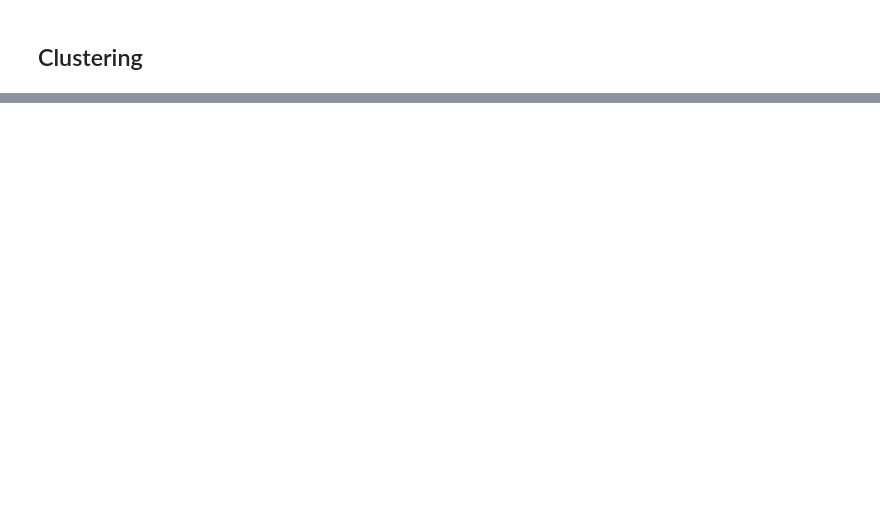
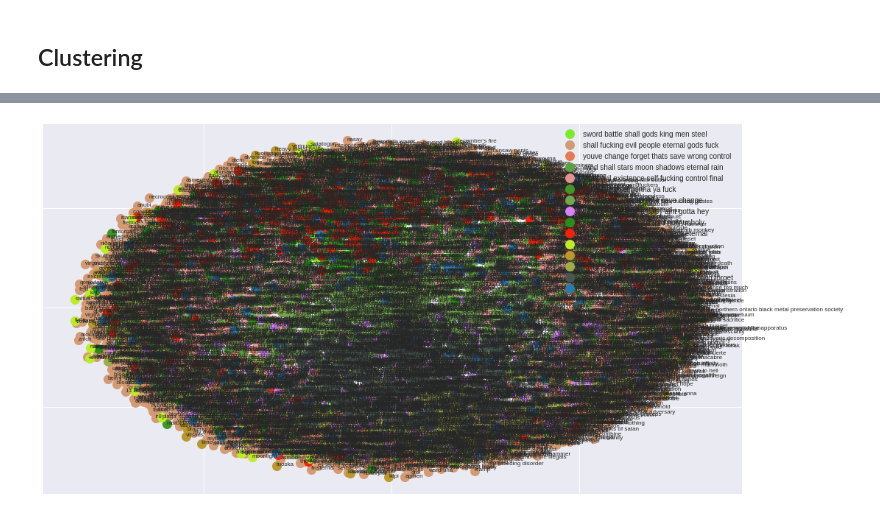
Before and after one commit to nloyolag/metal-nlp, a Jupyter notebook: clustering.ipynb, the cells around one changed output, grey strips where cells are left out. Drawn from its saved outputs; the diff is of its cells as text; code cells hidden in the pictures; blank space fills up the shorter version.

Commit message:
add: Exploration of clusters

```diff
--- a/clustering.ipynb
+++ b/clustering.ipynb
@@ -68,0 +110,3 @@ Name: cluster, dtype: int64
+# %%
+data['cluster'] = clusters
+data['cluster'].value_counts()
@@ -131,0 +177,15 @@ top_bands = [
+# %%
+cluster_tags = {}
+cluster_colors = {}
+r_color = lambda: random.randint(0,255)
+
+order_centroids = km.cluster_centers_.argsort()[:, ::-1]
+
+for i in range(num_clusters):
+    tags = ""
+    for ind in order_centroids[i, :7]: #replace 6 with n words per cluster
+        tags = tags + features[ind].encode('utf-8', 'ignore') + " "
+    cluster_tags[i] = tags
+    cluster_colors[i] = '#%02X%02X%02X' % (r_color(),r_color(),r_color())
+
+cluster_tags
@@ -131,0 +208,40 @@ top_bands = [
+# %%
+%matplotlib inline
+
+data['x'] = xs
+data['y'] = ys
+clustered = data.groupby('cluster')
+
+fig, ax = plt.subplots(figsize=(17, 9))
+ax.margins(0.05)
+
+for name, group in clustered:
+    ax.plot(group.x, group.y, marker='o', linestyle='', ms=13,
+            label=cluster_tags[name], color=cluster_colors[name],
+            mec='none')
+    ax.set_aspect('auto')
+    ax.tick_params(\
+        axis= 'x',
+        which='both',
+        bottom='off',
+        top='off',
+        labelbottom='off')
+    ax.tick_params(\
+        axis= 'y',
+        which='both',
+        left='off',
+        top='off',
+        labelleft='off')
+
+ax.legend(numpoints=1)  #show legend with only 1 point
+
+#add label in x,y position with the label as the film title
+for i, row in data.iterrows():
+    ax.text(row['x'], row['y'], row['artist'], size=8)
+
+plt.show() #show the plot
+
+#uncomment the below to save the plot if need be
+#plt.savefig('clusters_small_noaxes.png', dpi=200)
+# %% [output]
+[figure, added]
```
Also changed, not shown: parts of 14 cells of this notebook, 1 other file.
